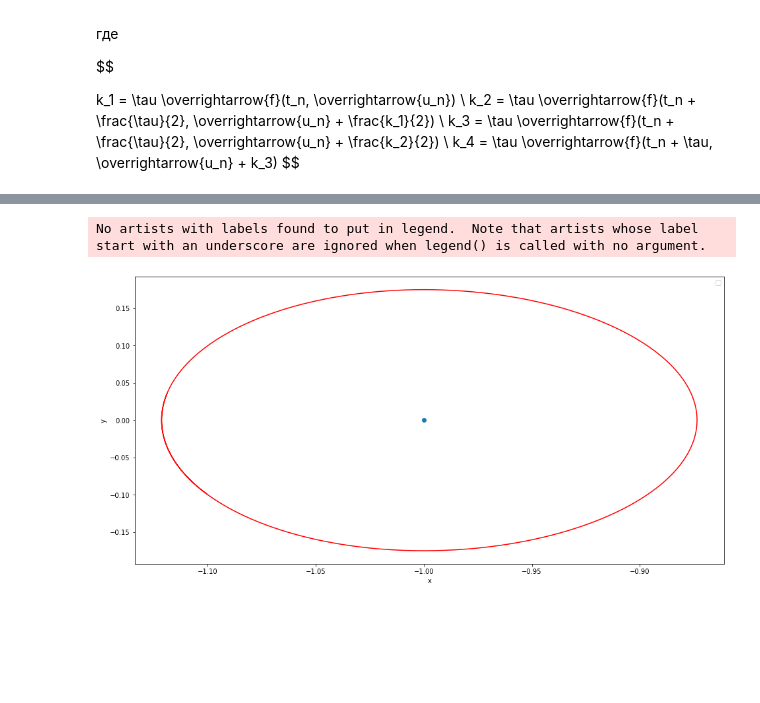
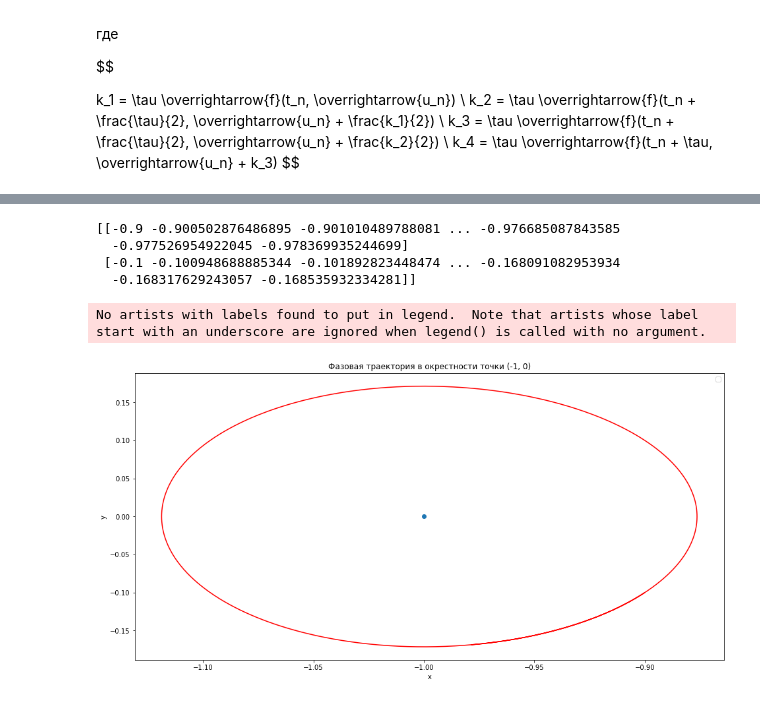
Before and after one commit to uslsteen/CompMath, a Jupyter notebook: lab_6/lab6.ipynb, the cells around one changed output, grey strips where cells are left out. Cells and saved outputs as stored; diff of their text form; code cells hidden in the pictures; blank space fills up the shorter version.

```diff
--- a/lab_6/lab6.ipynb
+++ b/lab_6/lab6.ipynb
@@ -31,12 +31,19 @@ def f(time, u_k):
 time_start = 0
 time_end = 5
 
-fig_size=[16, 8]
-x_lim = [-0.5, 0.5]
-y_lim = [-0.5, 0.5]
+def ph_trjct_plot(phase_data, u_c):
 
-x_label = "x"
-y_label = "y"
+    print(phase_data)
+    plt.figure(figsize=[16, 8])
+    plt.plot(phase_data[0], phase_data[1], color='r')
+    plt.plot(u_c[0], u_c[1], 'o')
+    plt.title(f"Фазовая траектория в окрестности точки ({u_c[0]}, {u_c[1]})")
+
+    plt.xlabel("x")
+    plt.ylabel("y")
+
+    plt.legend()
+    plt.show()
 # %% [markdown]
 ### **Методы Рунге-Кутты**
 
@@ -107,29 +114,18 @@ def RungeKutte4(u_0, u_c, iters):
 
     t_arr, tau = np.linspace(time_start, time_end, iters, retstep=True)
 
-    phase_trajct = []
+    phase_trajct = [u_0]
     u_n = np.array(u_0)
 
-    for t_it in t_arr:
+    for t_n in t_arr:
 
-        k1 = tau * f(t_it, u_n)
-        k2 = tau * f(t_it + tau/2, u_n + k1/2)
-        k3 = tau * f(t_it + tau/2, u_n + k2/2)
-        k4 = tau * f(t_it, u_n + k3)
+        k1 = tau * f(t_n, u_n)
+        k2 = tau * f(t_n + tau/2, u_n + k1/2)
+        k3 = tau * f(t_n + tau/2, u_n + k2/2)
+        k4 = tau * f(t_n, u_n + k3)
 
         u_n_1 = u_n + (k1 + 2*k2 + 2*k3 + k4) / 6
         phase_trajct.append(u_n_1)
         u_n = u_n_1
 
-    plt.figure(figsize=fig_size)
-
-    phase_trajct = np.transpose(phase_trajct)
-
-    plt.plot(u_c[0], u_c[1], 'o')
-    plt.plot(phase_trajct[0], phase_trajct[1], color='r')
-
-    plt.xlabel(x_label)
-    plt.ylabel(y_label)
-
-    plt.legend()
-    plt.show()
+    ph_trjct_plot(np.transpose(phase_trajct), u_c)
@@ -136,5 +141,9 @@ def RungeKutte4(u_0, u_c, iters):
 # %%
-RungeKutte4(u_0=[-1.1, -0.1], u_c=[-1, 0], iters=1000)
+RungeKutte4(u_0=[-0.9, -0.1], u_c=[-1, 0], iters=1000)
 # %% [output]
-No artists with labels found to put in legend.  Note that artists whose label start with an underscore are ignored when legend() is called with no argument.
+[[-0.9 -0.900502876486895 -0.901010489788081 ... -0.976685087843585
+  -0.977526954922045 -0.978369935244699]
+ [-0.1 -0.100948688885344 -0.101892823448474 ... -0.168091082953934
+  -0.168317629243057 -0.168535932334281]]
+No artists with labels found to put in legend.  Note that artists whose label start with an underscore are ignored when legend() is called with no argument.
-[figure, old version]
+[figure, new version]
```
Also changed, not shown: parts of 4 cells of this notebook.
